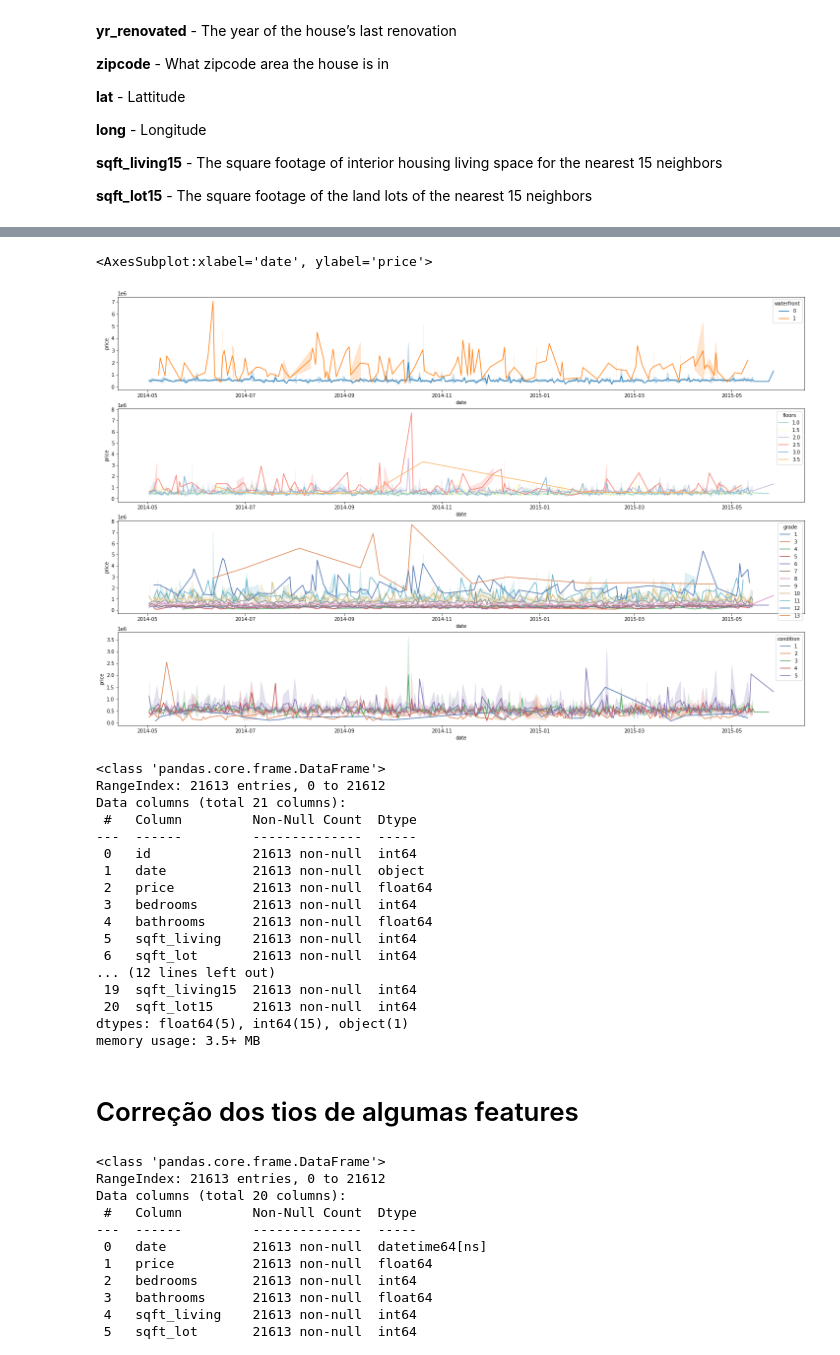
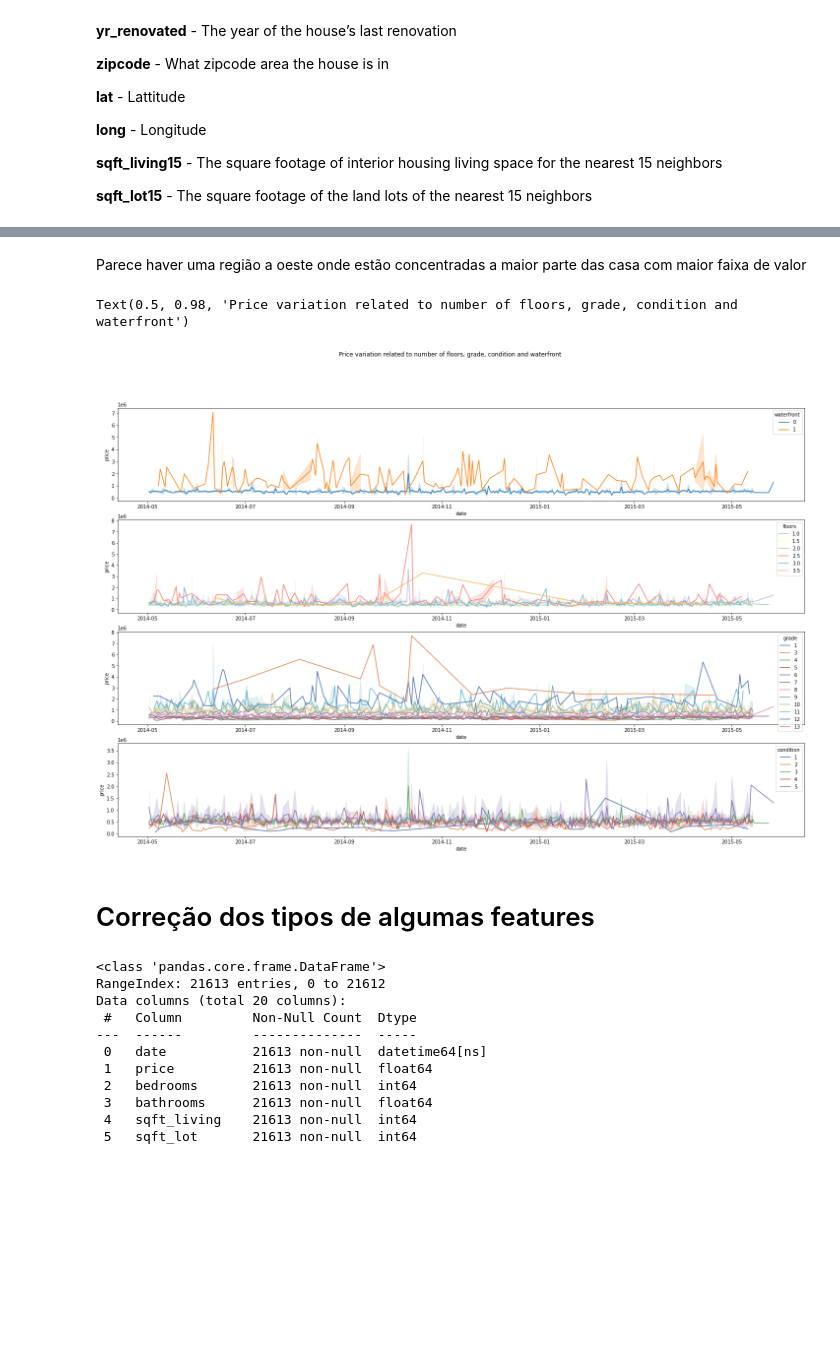
Before and after one commit to GabrielG16/HouseRocket-Pricing, a Jupyter notebook: Insights.ipynb, the cells around one changed output, grey strips where cells are left out. Drawn from its saved outputs; the diff is of its cells as text; code cells hidden in the pictures; blank space fills up the shorter version.

```diff
--- a/Insights.ipynb
+++ b/Insights.ipynb
@@ -104,0 +102,2 @@ Text(0.5, 1.0, 'Price Range Variation')
+# %%
+df['price_range'] = pd.qcut(x=df.price, q = 5)
@@ -105,36 +111,19 @@ Text(0.5, 1.0, 'Price Range Variation')
+# %% [markdown]
+Parece haver uma região a oeste onde estão concentradas a maior parte das casa com maior faixa de valor
 # %%
 f, ax = plt.subplots(nrows = 4, ncols = 1, figsize=(25,16))
 
 
 sns.lineplot(x='date', y='price', data = df, hue = 'waterfront', ax=ax[0])
 sns.lineplot(x='date', y='price', data = df, hue = 'floors', ax=ax[1], palette = 'Set3')
 sns.lineplot(x='date', y='price', data = df, hue = 'grade', ax=ax[2],  palette = 'deep')
 sns.lineplot(x='date', y='price', data = df, hue = 'condition', ax=ax[3], palette = 'deep')
+plt.suptitle('Price variation related to number of floors, grade, condition and if it is waterfront')
 # %% [output]
-<AxesSubplot:xlabel='date', ylabel='price'>
+Text(0.5, 0.98, 'Price variation related to number of floors, grade, condition and waterfront')
-[figure, old version]
+[figure, new version]
-# %%
-df.info()
-# %% [output]
-<class 'pandas.core.frame.DataFrame'>
-RangeIndex: 21613 entries, 0 to 21612
-Data columns (total 21 columns):
- #   Column         Non-Null Count  Dtype
----  ------         --------------  -----
- 0   id             21613 non-null  int64
- 1   date           21613 non-null  object
- 2   price          21613 non-null  float64
- 3   bedrooms       21613 non-null  int64
- 4   bathrooms      21613 non-null  float64
- 5   sqft_living    21613 non-null  int64
- 6   sqft_lot       21613 non-null  int64
-... (12 lines left out)
- 19  sqft_living15  21613 non-null  int64
- 20  sqft_lot15     21613 non-null  int64
-dtypes: float64(5), int64(15), object(1)
-memory usage: 3.5+ MB
 # %% [markdown]
-# Correção dos tios de algumas features
+# Correção dos tipos de algumas features
 # %%
 df.drop('id', axis = 1, inplace = True)
 # %%
```
Also changed, not shown: parts of 20 cells of this notebook.
